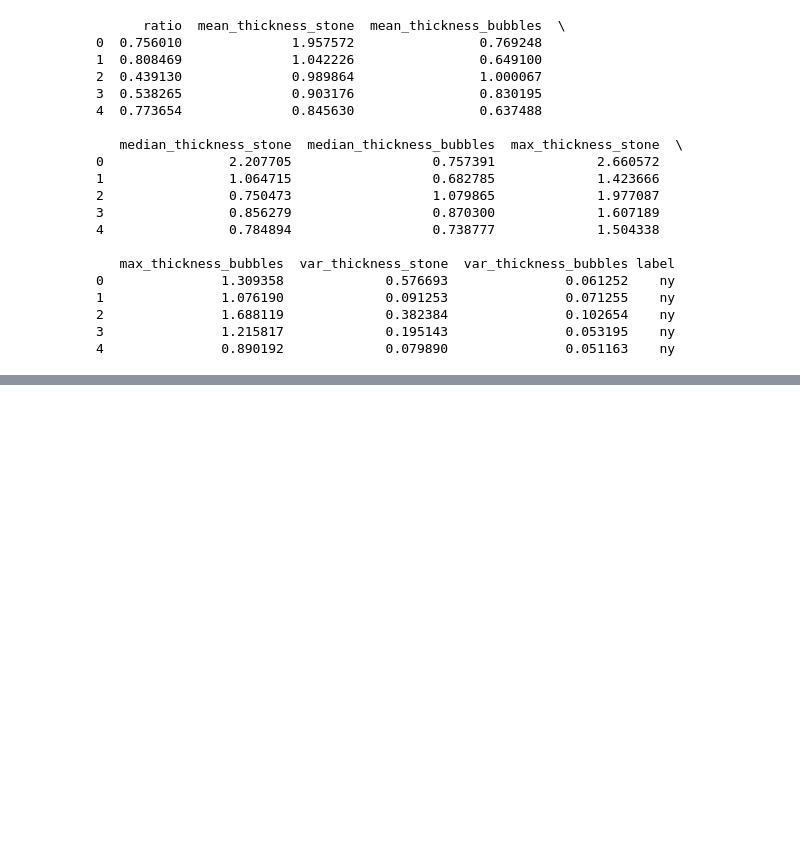
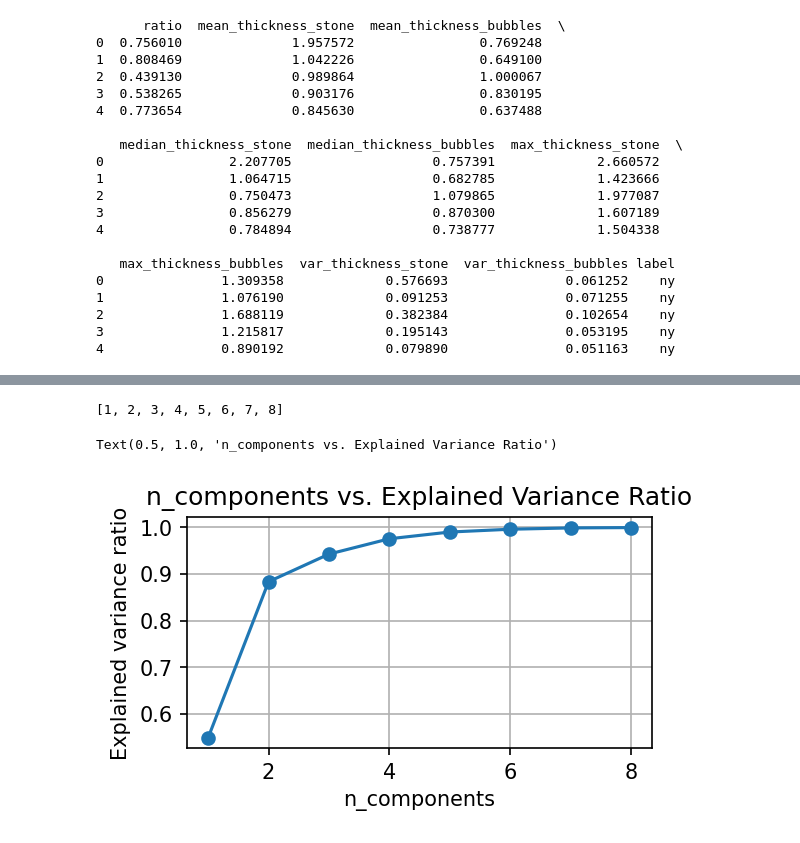
Before and after one commit to s185231/HPC3D_project, a Jupyter notebook: pca.ipynb, the cells around one changed output, grey strips where cells are left out. Cells and saved outputs as stored; diff of their text form; code cells hidden in the pictures; blank space fills up the shorter version.

```diff
--- a/pca.ipynb
+++ b/pca.ipynb
@@ -53,0 +68,25 @@ ValueError: could not convert string to float: 'ny'
+# %%
+import matplotlib.pyplot as plt
+
+var_ratio = []
+nums = len(df_sample_3.columns) - 1
+
+# create a list of numbers from 0 to 9
+nums = [num for num in range(1,9)]
+
+print(nums)
+for num in nums:
+  pca = PCA(n_components=num)
+  pca.fit(df_sample_5.iloc[:, :-1])
+  var_ratio.append(np.sum(pca.explained_variance_ratio_))
+
+plt.figure(figsize=(4,2),dpi=150)
+plt.grid()
+plt.plot(nums,var_ratio,marker='o')
+plt.xlabel('n_components')
+plt.ylabel('Explained variance ratio')
+plt.title('n_components vs. Explained Variance Ratio')
+# %% [output]
+[1, 2, 3, 4, 5, 6, 7, 8]
+Text(0.5, 1.0, 'n_components vs. Explained Variance Ratio')
+[figure, added]
```
Also changed, not shown: parts of 3 cells of this notebook.
